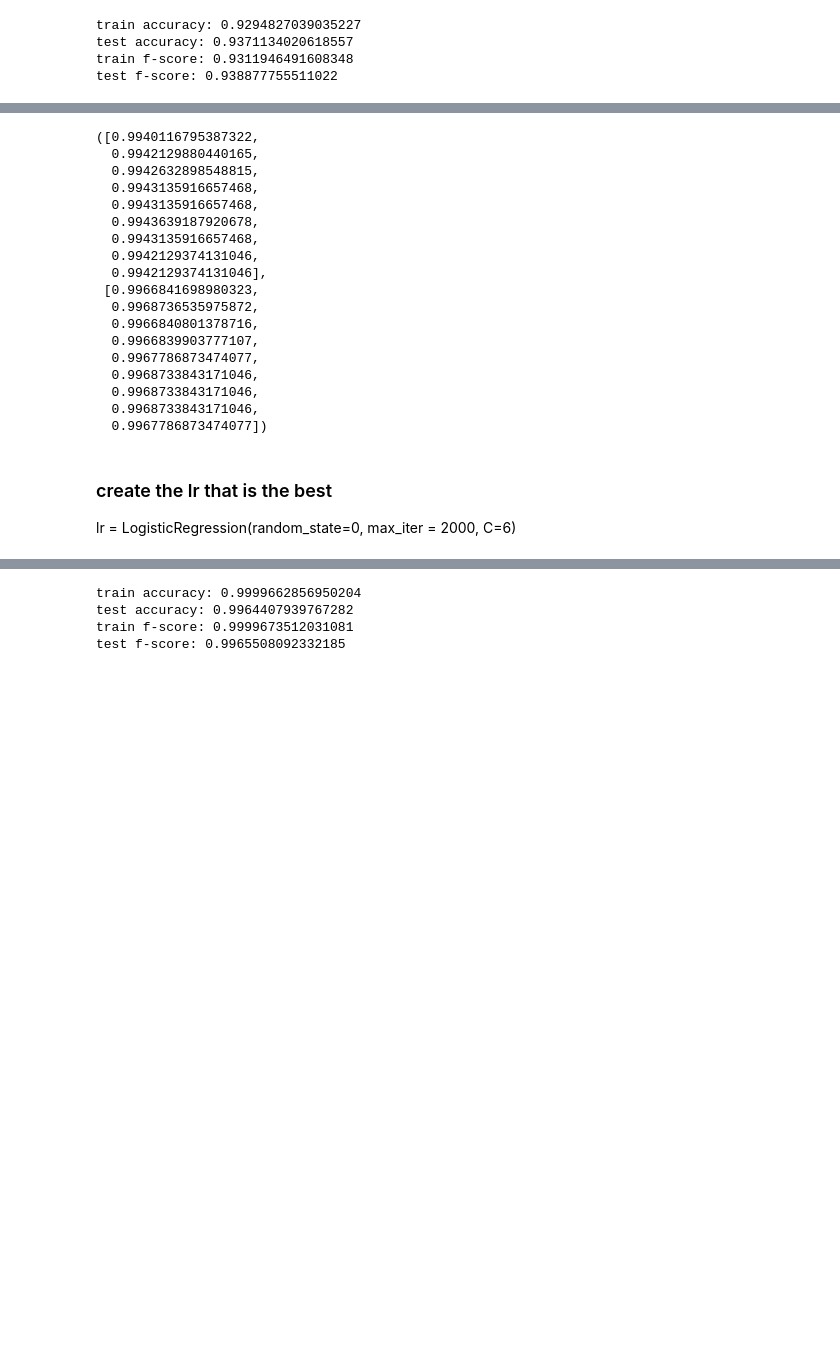
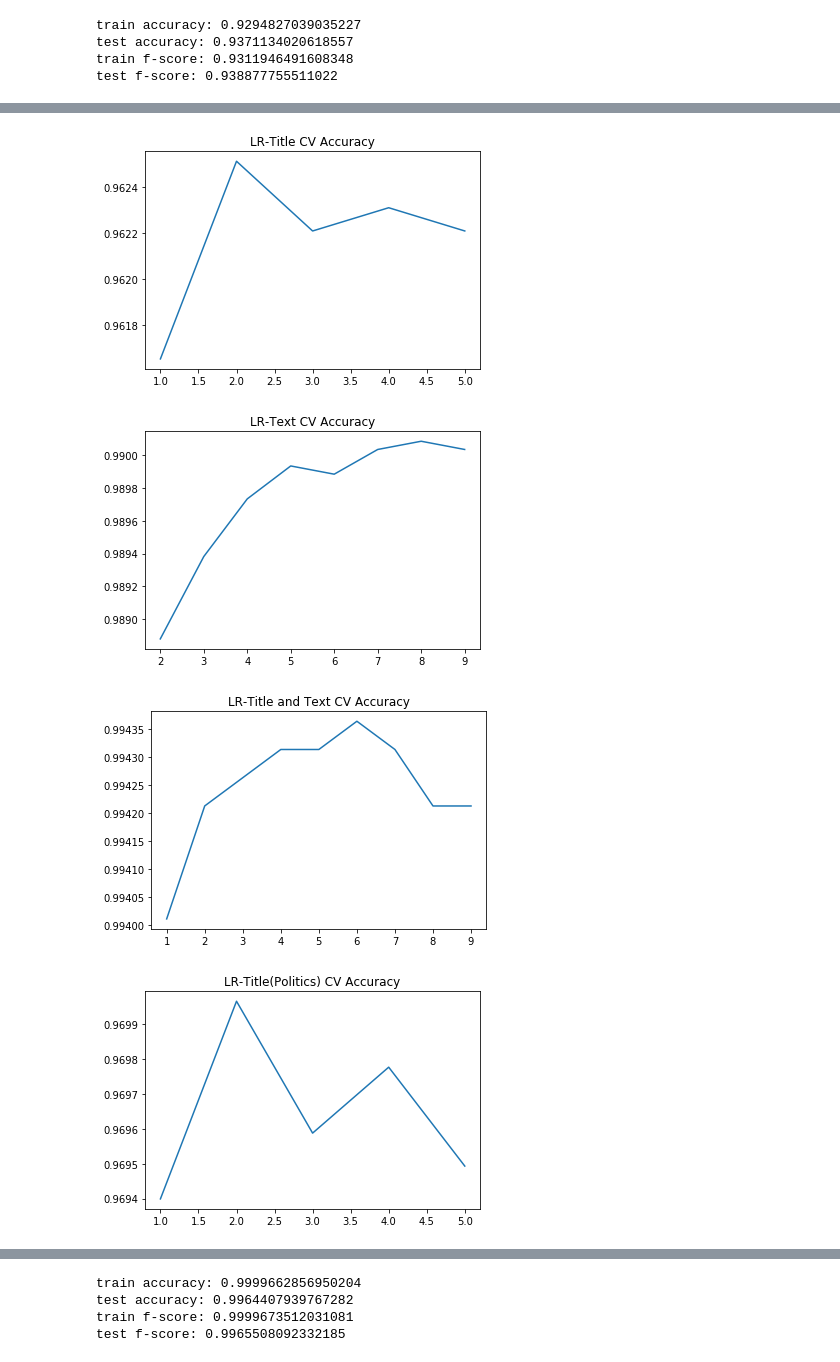
Before and after one commit to zycalice/fake-news-detection, a Jupyter notebook: src/TrainModels.ipynb, the cells around one changed output, grey strips where cells are left out. Saved outputs shown, nothing was run; the diff lists cells and outputs as text; code cells hidden in the pictures; blank space fills up the shorter version.

```diff
--- a/src/TrainModels.ipynb
+++ b/src/TrainModels.ipynb
@@ -174,4 +182,10 @@ def crossValidationLR(X, y, hyperparameters):
         scores.append(cross_val_score(estimator=model, X=X_train, y=y_train, cv=10).mean())
 
     return scores
+# %%
+scoresLR_title = crossValidationLR(X_train_title, y_train_title, range(1,6))
+scoresLR_title_p = crossValidationLR(X_train_title_p, y_train_title_p, range(1,6))
+# %%
+scoresLR_text = crossValidationLR(X_train_text, y_train_text, range(2,10))
+scoresLR_text_p = crossValidationLR(X_train_text_p, y_train_text_p, range(2,10))
 # %%
@@ -179,26 +192,26 @@ def crossValidationLR(X, y, hyperparameters):
 scoresLR_title_text = crossValidationLR(X_train_title_text, y_train_title_text, range(1,10))
 scoresLR_title_text_p = crossValidationLR(X_train_title_text_p, y_train_title_text_p, range(1,10))
-# %%
-scoresLR_title_text, scoresLR_title_text_p
-# %% [output]
-([0.9940116795387322,
-  0.9942129880440165,
-  0.9942632898548815,
-  0.9943135916657468,
-  0.9943135916657468,
-  0.9943639187920678,
-  0.9943135916657468,
-  0.9942129374131046,
-  0.9942129374131046],
- [0.9966841698980323,
-  0.9968736535975872,
-  0.9966840801378716,
-  0.9966839903777107,
-  0.9967786873474077,
-  0.9968733843171046,
-  0.9968733843171046,
-  0.9968733843171046,
-  0.9967786873474077])
-# %% [markdown]
-### create the lr that is the best
-lr = LogisticRegression(random_state=0, max_iter = 2000, C=6)
+# %%
+plt.plot(range(1,6),scoresLR_title)
+plt.title("LR-Title CV Accuracy")
+plt.show()
+plt.plot(range(2,10),scoresLR_text)
+plt.title("LR-Text CV Accuracy")
+plt.show()
+plt.plot(range(1,10), scoresLR_title_text)
+plt.title("LR-Title and Text CV Accuracy")
+plt.show()
+plt.plot(range(1,6), scoresLR_title_p)
+plt.title("LR-Title(Politics) CV Accuracy")
+plt.show()
+plt.plot(range(2,10), scoresLR_text_p)
+plt.title("LR-Text(Politics) CV Accuracy")
+plt.show()
+plt.plot(range(1,10), scoresLR_title_text_p)
+plt.title("LR-Title and Text(Politics) CV Accuracy")
+plt.show()
+# %% [output]
+[figure, added]
+[figure, added]
+[figure, added]
+[figure, added]
```
Also changed, not shown: parts of 42 cells of this notebook, 10 other files.
